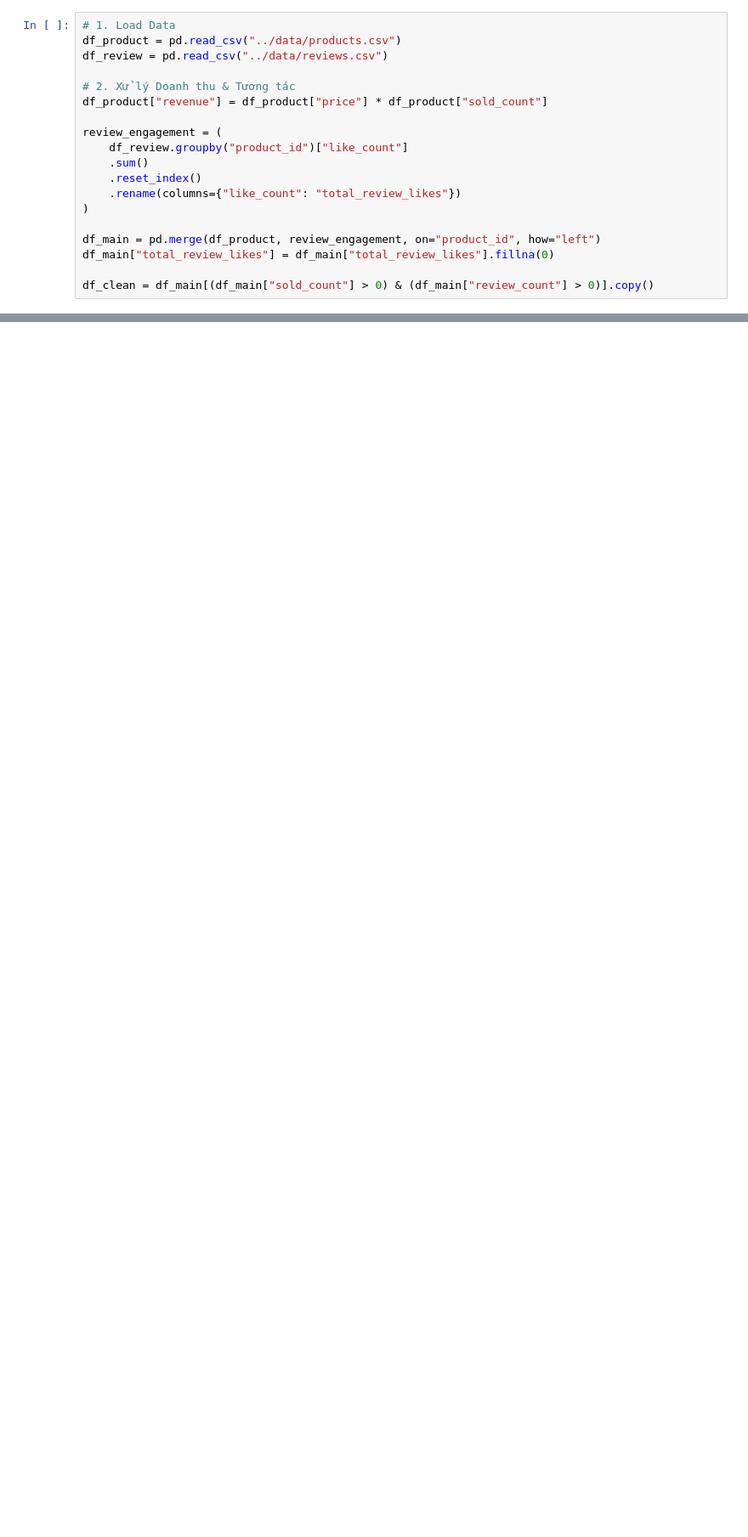
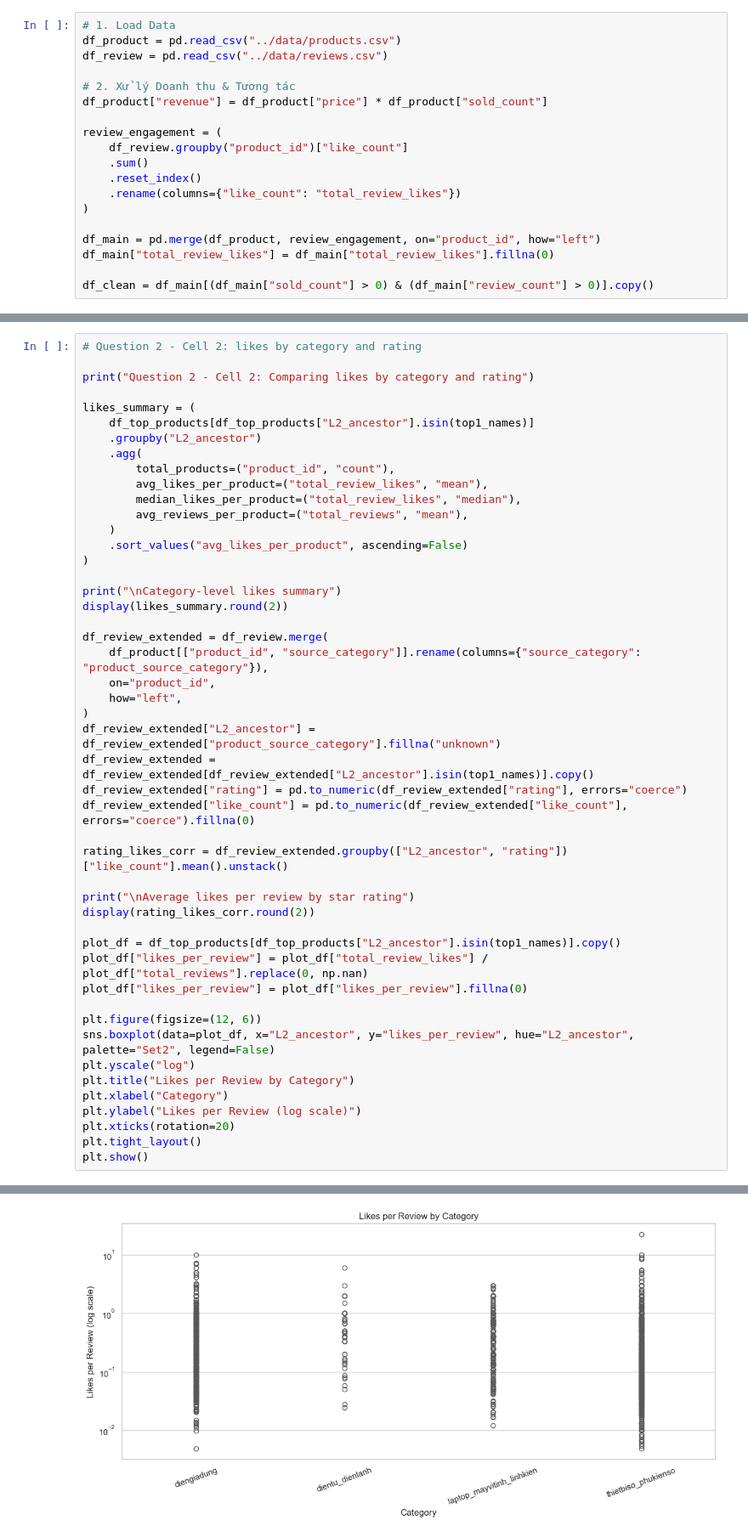
Before and after one commit to phuongth05/DV_LAB01, a Jupyter notebook: groups/loc.ipynb, the cells around one changed output, grey strips where cells are left out. Shown at 85% size. Saved outputs shown, nothing was run; the diff lists cells and outputs as text; blank space fills up the shorter version.

```diff
--- a/groups/loc.ipynb
+++ b/groups/loc.ipynb
@@ -213,0 +335,49 @@ cluster_name
+# %%
+# Question 2 - Cell 2: likes by category and rating
+
+print("Question 2 - Cell 2: Comparing likes by category and rating")
+
+likes_summary = (
+    df_top_products[df_top_products["L2_ancestor"].isin(top1_names)]
+    .groupby("L2_ancestor")
+    .agg(
+        total_products=("product_id", "count"),
+        avg_likes_per_product=("total_review_likes", "mean"),
+        median_likes_per_product=("total_review_likes", "median"),
+        avg_reviews_per_product=("total_reviews", "mean"),
+    )
+    .sort_values("avg_likes_per_product", ascending=False)
+)
+
+print("\nCategory-level likes summary")
+display(likes_summary.round(2))
+
+df_review_extended = df_review.merge(
+    df_product[["product_id", "source_category"]].rename(columns={"source_category": "product_source_category"}),
+    on="product_id",
+    how="left",
+)
+df_review_extended["L2_ancestor"] = df_review_extended["product_source_category"].fillna("unknown")
+df_review_extended = df_review_extended[df_review_extended["L2_ancestor"].isin(top1_names)].copy()
+df_review_extended["rating"] = pd.to_numeric(df_review_extended["rating"], errors="coerce")
+df_review_extended["like_count"] = pd.to_numeric(df_review_extended["like_count"], errors="coerce").fillna(0)
+
+rating_likes_corr = df_review_extended.groupby(["L2_ancestor", "rating"])["like_count"].mean().unstack()
+
+print("\nAverage likes per review by star rating")
+display(rating_likes_corr.round(2))
+
+plot_df = df_top_products[df_top_products["L2_ancestor"].isin(top1_names)].copy()
+plot_df["likes_per_review"] = plot_df["total_review_likes"] / plot_df["total_reviews"].replace(0, np.nan)
+plot_df["likes_per_review"] = plot_df["likes_per_review"].fillna(0)
+
+plt.figure(figsize=(12, 6))
+sns.boxplot(data=plot_df, x="L2_ancestor", y="likes_per_review", hue="L2_ancestor", palette="Set2", legend=False)
+plt.yscale("log")
+plt.title("Likes per Review by Category")
+plt.xlabel("Category")
+plt.ylabel("Likes per Review (log scale)")
+plt.xticks(rotation=20)
+plt.tight_layout()
+plt.show()
+# %% [output]
@@ -213,0 +403 @@ cluster_name
+[figure, added]
```
Also changed, not shown: parts of 22 cells of this notebook.
